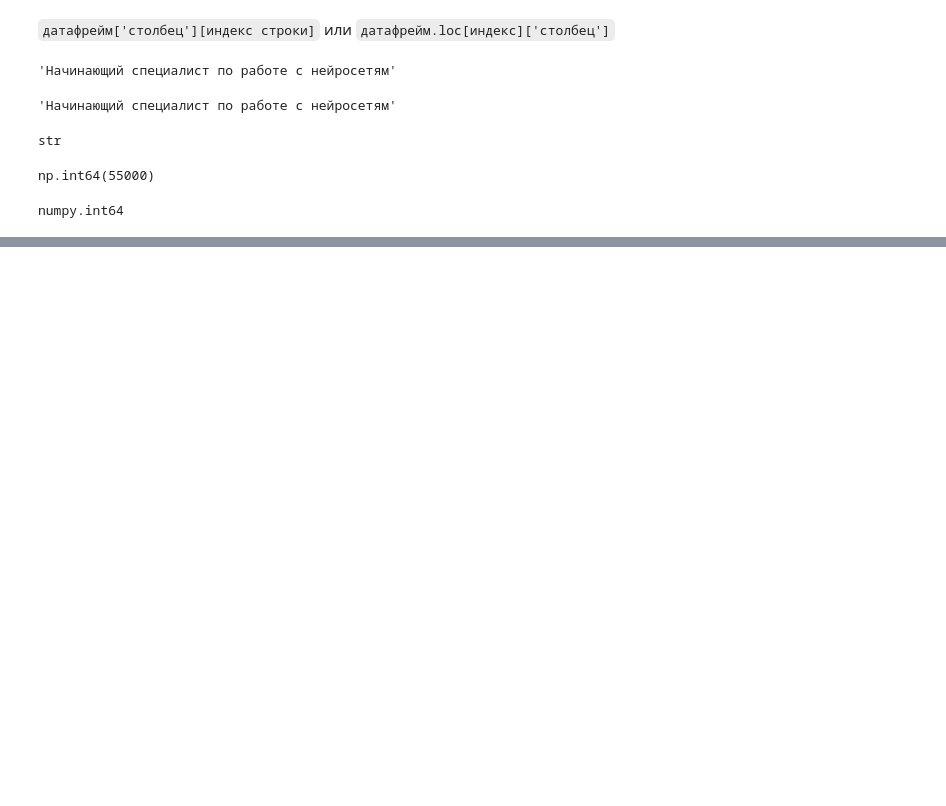
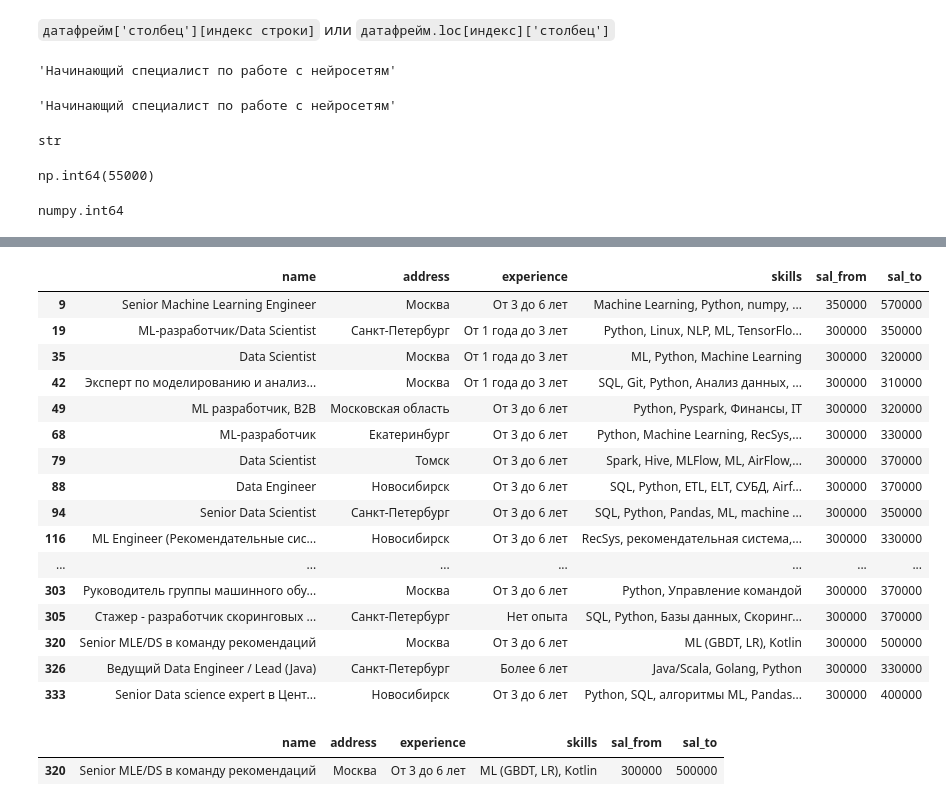
Before and after one commit to GarifullinII/DataScienceJobsAnalysis, a Jupyter notebook: data_science_analysis.ipynb, the cells around one changed output, grey strips where cells are left out. Saved outputs shown, nothing was run; the diff lists cells and outputs as text; code cells hidden in the pictures; blank space fills up the shorter version.

Commit message:
add data sorting and filtering

```diff
--- a/data_science_analysis.ipynb
+++ b/data_science_analysis.ipynb
@@ -172,0 +204,25 @@ numpy.int64
+# %%
+df[df['sal_from'] >= 300000]
+# %% [output]
+|  | name | address | experience | skills | sal_from | sal_to |
+| 9 | Senior Machine Learning Engineer | Москва | От 3 до 6 лет | Machine Learning, Python, numpy, ... | 350000 | 570000 |
+| 19 | ML-разработчик/Data Scientist | Санкт-Петербург | От 1 года до 3 лет | Python, Linux, NLP, ML, TensorFlo... | 300000 | 350000 |
+| 35 | Data Scientist | Москва | От 1 года до 3 лет | ML, Python, Machine Learning | 300000 | 320000 |
+| 42 | Эксперт по моделированию и анализ... | Москва | От 1 года до 3 лет | SQL, Git, Python, Анализ данных, ... | 300000 | 310000 |
+| 49 | ML разработчик, B2B | Московская область | От 3 до 6 лет | Python, Pyspark, Финансы, IT | 300000 | 320000 |
+| 68 | ML-разработчик | Екатеринбург | От 3 до 6 лет | Python, Machine Learning, RecSys,... | 300000 | 330000 |
+| 79 | Data Scientist | Томск | От 3 до 6 лет | Spark, Hive, MLFlow, ML, AirFlow,... | 300000 | 370000 |
+| 88 | Data Engineer | Новосибирск | От 3 до 6 лет | SQL, Python, ETL, ELT, СУБД, Airf... | 300000 | 370000 |
+| 94 | Senior Data Scientist | Санкт-Петербург | От 3 до 6 лет | SQL, Python, Pandas, ML, machine ... | 300000 | 350000 |
+| 116 | ML Engineer (Рекомендательные сис... | Новосибирск | От 3 до 6 лет | RecSys, рекомендательная система,... | 300000 | 330000 |
+| ... | ... | ... | ... | ... | ... | ... |
+| 303 | Руководитель группы машинного обу... | Москва | От 3 до 6 лет | Python, Управление командой | 300000 | 370000 |
+| 305 | Стажер - разработчик скоринговых ... | Санкт-Петербург | Нет опыта | SQL, Python, Базы данных, Скоринг... | 300000 | 370000 |
+| 320 | Senior MLE/DS в команду рекомендаций | Москва | От 3 до 6 лет | ML (GBDT, LR), Kotlin | 300000 | 500000 |
+| 326 | Ведущий Data Engineer / Lead (Java) | Санкт-Петербург | Более 6 лет | Java/Scala, Golang, Python | 300000 | 330000 |
+| 333 | Senior Data science expert в Цент... | Новосибирск | От 3 до 6 лет | Python, SQL, алгоритмы ML, Pandas... | 300000 | 400000 |
+# %%
+df[df['sal_to'] == 500000]
+# %% [output]
+|  | name | address | experience | skills | sal_from | sal_to |
+| 320 | Senior MLE/DS в команду рекомендаций | Москва | От 3 до 6 лет | ML (GBDT, LR), Kotlin | 300000 | 500000 |
```
Also changed, not shown: parts of 22 cells of this notebook.
